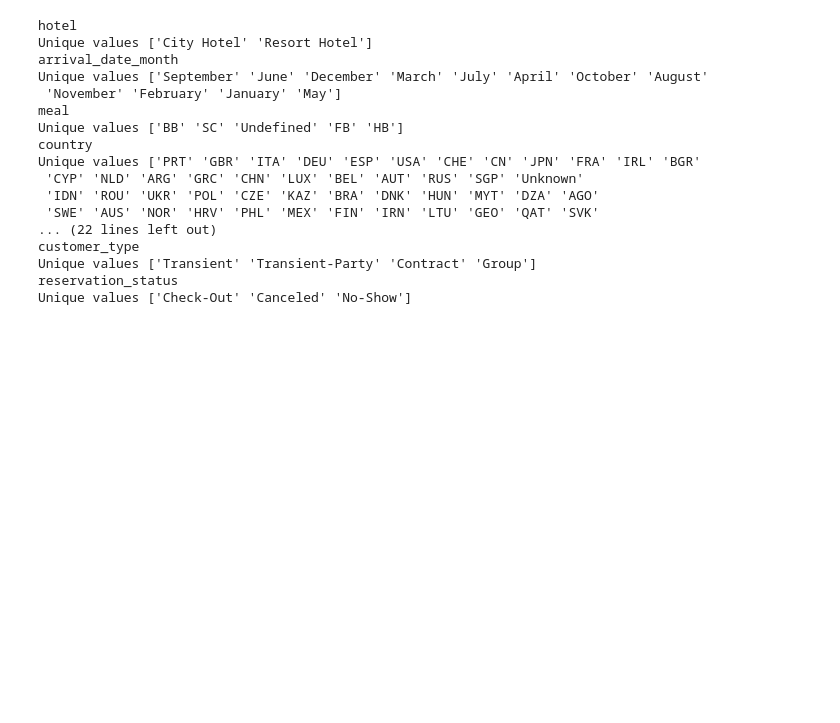
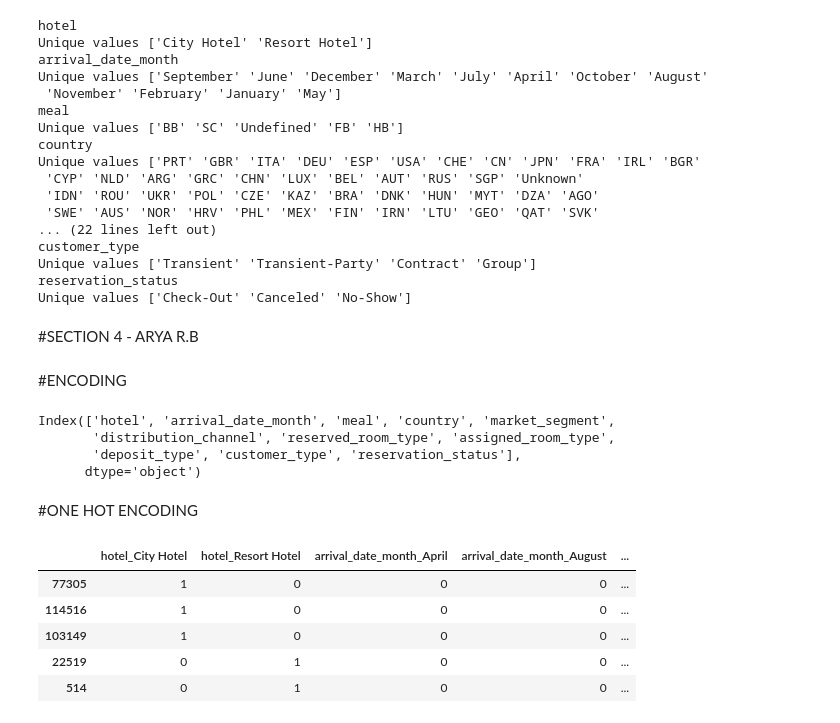
Before and after one commit to Arya-rb/hotel-bookings-eda-and-preprocessing, a Jupyter notebook: Hotel_booking_section1.ipynb, the cells around one changed output. Cells and saved outputs as stored; diff of their text form; code cells hidden in the pictures; blank space fills up the shorter version.

Commit message:
Encoding for categorical Columns and label encoding for target column

```diff
--- a/Hotel_booking_section1.ipynb
+++ b/Hotel_booking_section1.ipynb
@@ -627,3 +627,37 @@ customer_type
 Unique values ['Transient' 'Transient-Party' 'Contract' 'Group']
 reservation_status
 Unique values ['Check-Out' 'Canceled' 'No-Show']
+# %% [markdown]
+#SECTION 4 - ARYA R.B
+# %% [markdown]
+#ENCODING
+# %%
+X_train_cat.columns
+# %% [output]
+Index(['hotel', 'arrival_date_month', 'meal', 'country', 'market_segment',
+       'distribution_channel', 'reserved_room_type', 'assigned_room_type',
+       'deposit_type', 'customer_type', 'reservation_status'],
+      dtype='object')
+# %% [markdown]
+#ONE HOT ENCODING
+# %%
+encoder_hot=OneHotEncoder(handle_unknown="ignore",sparse_output=False,dtype=int)
+X_train_onehot_df=pd.DataFrame(
+    encoder_hot.fit_transform(X_train_cat),
+    columns=encoder_hot.get_feature_names_out(),
+    index=X_train_cat.index)
+
+X_test_onehot_df = pd.DataFrame(
+    encoder_hot.transform(X_test_cat),
+    columns=encoder_hot.get_feature_names_out(),
+    index=X_test_cat.index
+)
+# %%
+X_train_onehot_df.head()
+# %% [output]
+|  | hotel_City Hotel | hotel_Resort Hotel | arrival_date_month_April | arrival_date_month_August | ... |
+| 77305 | 1 | 0 | 0 | 0 | ... |
+| 114516 | 1 | 0 | 0 | 0 | ... |
+| 103149 | 1 | 0 | 0 | 0 | ... |
+| 22519 | 0 | 1 | 0 | 0 | ... |
+| 514 | 0 | 1 | 0 | 0 | ... |
```
Also changed, not shown: parts of 6 cells of this notebook.
